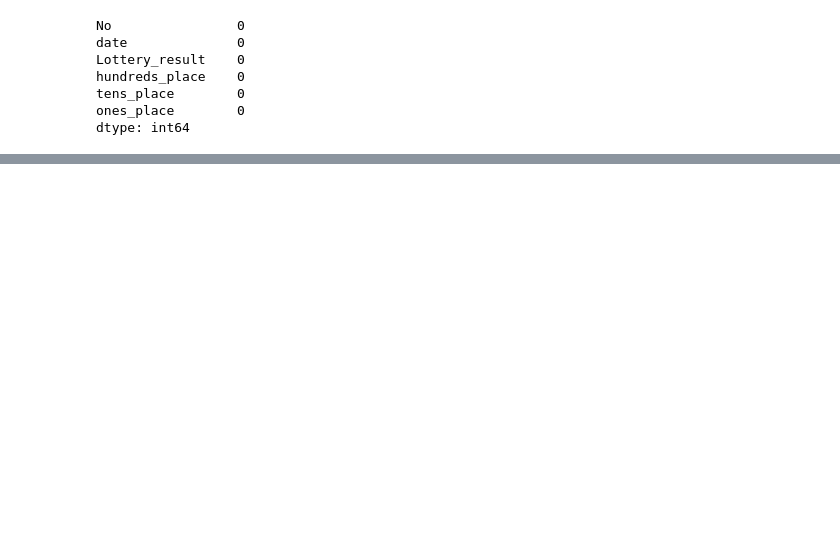
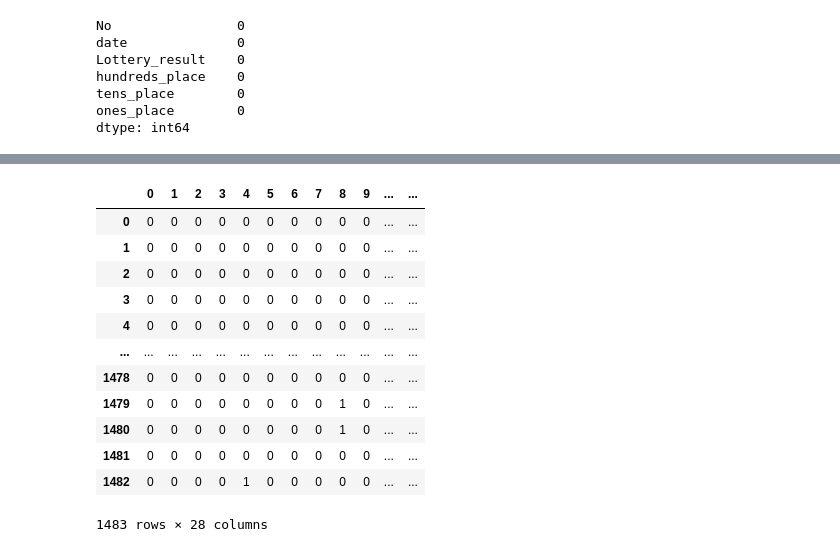
Before and after one commit to yyoshikun/workdir, a Jupyter notebook: Num_3_challenge_5.ipynb, the cells around one changed output, grey strips where cells are left out. Cells and saved outputs as stored; diff of their text form; code cells hidden in the pictures; blank space fills up the shorter version.

```diff
--- a/Num_3_challenge_5.ipynb
+++ b/Num_3_challenge_5.ipynb
@@ -588,0 +718,4 @@ df
+# %%
+#040 ones_placeのダミー変数列名の変更
+df_ones_place_d=df_ones_place_d.rename(columns={'0':'o_0','1':'o_1','2':'o_2','3':'o_3','4':'o_4','5':'o_5','6':'o_6','7':'o_7','8':'o_8','9':'o_9'})
+df_ones_place_d
@@ -588,0 +736,4 @@ df
+# %%
+#041 元データとones_place変数を結合
+Num_3_2018_2022 = pd.concat([Num_3_2018_2022, df_ones_place_d], axis=1)
+Num_3_2018_2022
@@ -588,0 +793,7 @@ df
+# %%
+#044 yearごとのダミー変数化
+year_list=['2018','2019','2020','2021','2022','2023']
+enc=OneHotEncoder(categories=[year_list],sparse=False)
+year_d=enc.fit_transform(Num_3_2018_2022[['year']])
+df_year=pd.DataFrame(year_d,index=Num_3_2018_2022.index,columns=year_list,dtype='int')
+df_year
@@ -588,0 +814,4 @@ df
+# %%
+#045 元データとyear変数を結合
+Num_3_2018_2022 = pd.concat([Num_3_2018_2022, df_year], axis=1)
+Num_3_2018_2022
@@ -588,0 +832,21 @@ df
+# %%
+#046 3桁のSUMダミー変数化
+add_three_list=['0','1','2','3','4','5','6','7','8','9','10','11','12','13','14','15','16','17','18','19','20','21','22','23','24','25','26','27']
+enc=OneHotEncoder(categories=[add_three_list],sparse=False)
+add_three_d=enc.fit_transform(Num_3_2018_2022[['add_three']])
+df_add_three=pd.DataFrame(add_three_d,index=Num_3_2018_2022.index,columns=add_three_list,dtype='int')
+df_add_three
+# %% [output]
+|  | 0 | 1 | 2 | 3 | 4 | 5 | 6 | 7 | 8 | 9 | ... | ... |
+| 0 | 0 | 0 | 0 | 0 | 0 | 0 | 0 | 0 | 0 | 0 | ... | ... |
+| 1 | 0 | 0 | 0 | 0 | 0 | 0 | 0 | 0 | 0 | 0 | ... | ... |
+| 2 | 0 | 0 | 0 | 0 | 0 | 0 | 0 | 0 | 0 | 0 | ... | ... |
+| 3 | 0 | 0 | 0 | 0 | 0 | 0 | 0 | 0 | 0 | 0 | ... | ... |
+| 4 | 0 | 0 | 0 | 0 | 0 | 0 | 0 | 0 | 0 | 0 | ... | ... |
+| ... | ... | ... | ... | ... | ... | ... | ... | ... | ... | ... | ... | ... |
+| 1478 | 0 | 0 | 0 | 0 | 0 | 0 | 0 | 0 | 0 | 0 | ... | ... |
+| 1479 | 0 | 0 | 0 | 0 | 0 | 0 | 0 | 0 | 1 | 0 | ... | ... |
+| 1480 | 0 | 0 | 0 | 0 | 0 | 0 | 0 | 0 | 1 | 0 | ... | ... |
+| 1481 | 0 | 0 | 0 | 0 | 0 | 0 | 0 | 0 | 0 | 0 | ... | ... |
+| 1482 | 0 | 0 | 0 | 0 | 1 | 0 | 0 | 0 | 0 | 0 | ... | ... |
+1483 rows × 28 columns
```
Also changed, not shown: parts of 120 cells of this notebook, 7 other files.
